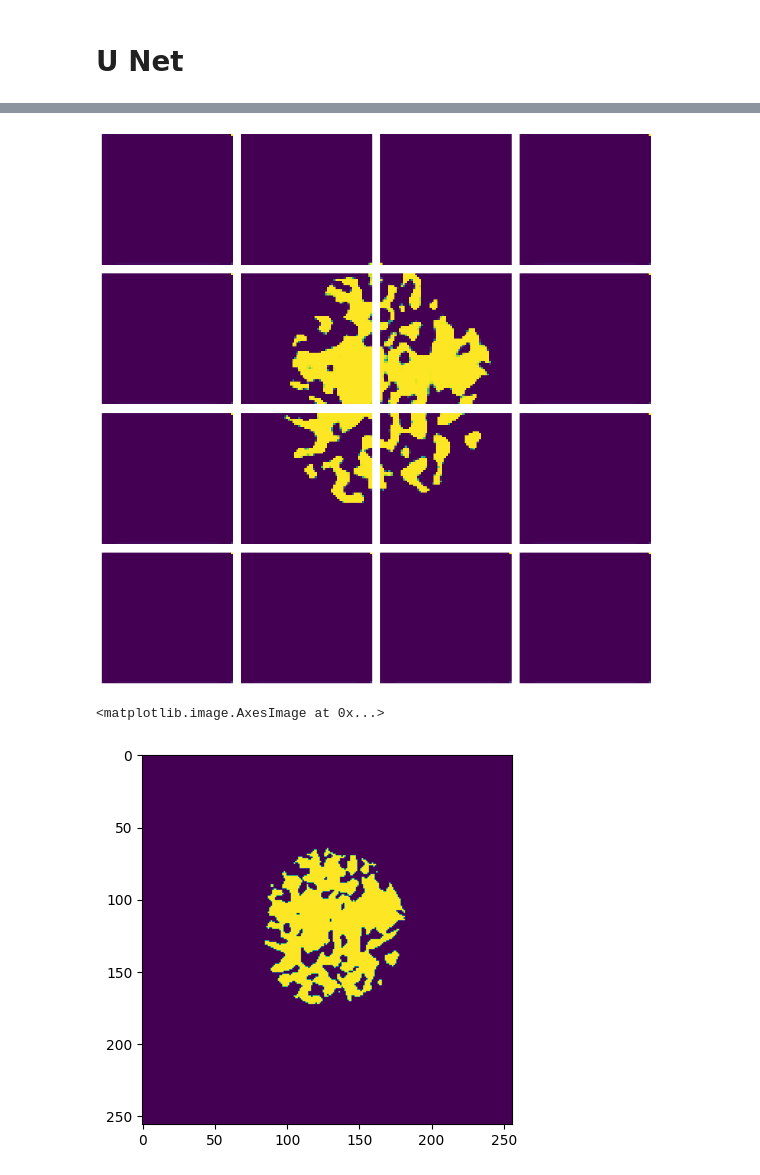
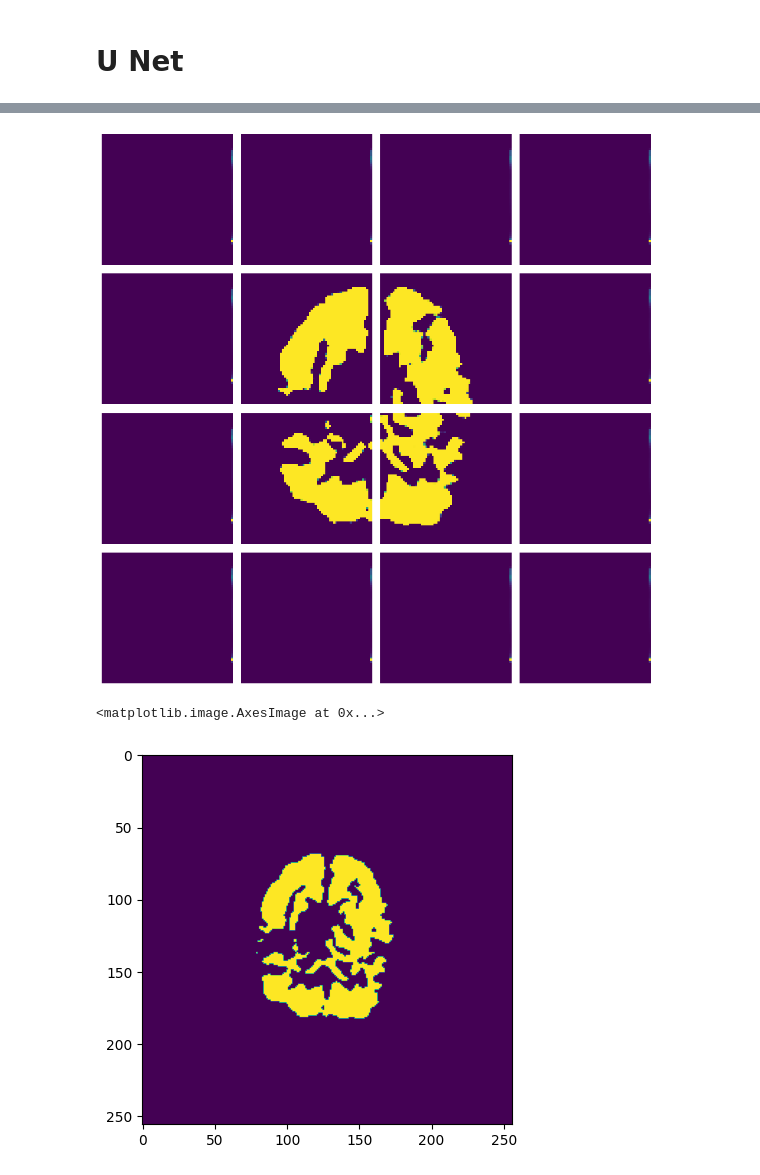
Before and after one commit to reshmaruby/Project, a Jupyter notebook: ResNet.ipynb, the cells around one changed output, grey strips where cells are left out. Saved outputs shown, nothing was run; the diff lists cells and outputs as text; code cells hidden in the pictures.

```diff
--- a/ResNet.ipynb
+++ b/ResNet.ipynb
@@ -257,0 +262,29 @@ Segmentation Models: using `tf.keras` framework.
+# %%
+from tensorflow.keras.callbacks import ModelCheckpoint, CSVLogger
+from tensorflow.keras.optimizers import SGD
+from tensorflow.keras.metrics import MeanIoU
+from tensorflow.keras.models import load_model
+import pickle
+import matplotlib.pyplot as plt
+import os
+
+# Define paths
+checkpoint_dir = '/ResNet18'
+checkpoint_filepath = os.path.join(checkpoint_dir, 'model_checkpoint_{epoch:02d}.keras')
+if not os.path.exists(checkpoint_dir):
+    os.makedirs(checkpoint_dir)
+latest_checkpoint = max([os.path.join(checkpoint_dir, f) for f in os.listdir(checkpoint_dir) if f.startswith('model_checkpoint')], key=os.path.getctime, default=None)
+log_filepath = 'training_log_ResNet.csv'
+
+# Create the CSVLogger
+csv_logger = CSVLogger(log_filepath, append=True)
+
+# ModelCheckpoint callback to save the model
+model_checkpoint_callback = ModelCheckpoint(
+    filepath=checkpoint_filepath,
+    save_weights_only=False,
+    monitor='val_mean_io_u',
+    mode='max',
+    save_best_only=False,
+    save_freq='epoch'
+)
@@ -258,8 +293,9 @@ Segmentation Models: using `tf.keras` framework.
 # %%
+
 import segmentation_models as sm
 from sklearn.model_selection import train_test_split
 
-BACKBONE = 'resnet34'
+BACKBONE = 'resnet18'
 
 # load your data
 x_train, x_val, y_train, y_val = train_test_split(flattened_cropped_zadc_data, flattened_cropped_label_data, test_size=0.2, random_state=42)
@@ -272,6 +308,11 @@ model.compile(
     metrics=[sm.metrics.iou_score, sm.metrics.FScore],
 )
 
+# Load model from the last checkpoint if it exists
+if latest_checkpoint is not None:
+    model = load_model(latest_checkpoint)
+    print(f"Loaded model from {latest_checkpoint}")
+
 # fit model
 # if you use data generator use model.fit_generator(...) instead of model.fit(...)
 # more about `fit_generator` here: https://keras.io/models/sequential/#fit_generator
@@ -279,7 +320,8 @@ history = model.fit(
    x=x_train,
    y=y_train,
    batch_size=32,
-   epochs=20,
-   validation_data=(x_val, y_val)
+   epochs=1000,
+   validation_data=(x_val, y_val),
+   callbacks=[model_checkpoint_callback, csv_logger]
 )
 # %% [output]
@@ -337,5 +401,5 @@ plt.show()
 # %%
-original_image = flattened_zadc_data[500]
+original_image = flattened_zadc_data_test[27]  #use test
 patches = slice_image(original_image)
 
 patches_data = np.array(patches)
@@ -350,6 +414,6 @@ display_patches(original_image, predictions)
-[figure, old version]
+[figure, new version]
 # %%
-plt.imshow(flattened_label_data[500])
+plt.imshow(flattened_label_data_test[27])
 # %% [output]
 <matplotlib.image.AxesImage at 0x...>
-[figure, old version]
+[figure, new version]
```
Also changed, not shown: parts of 26 cells of this notebook, 1 other file.
